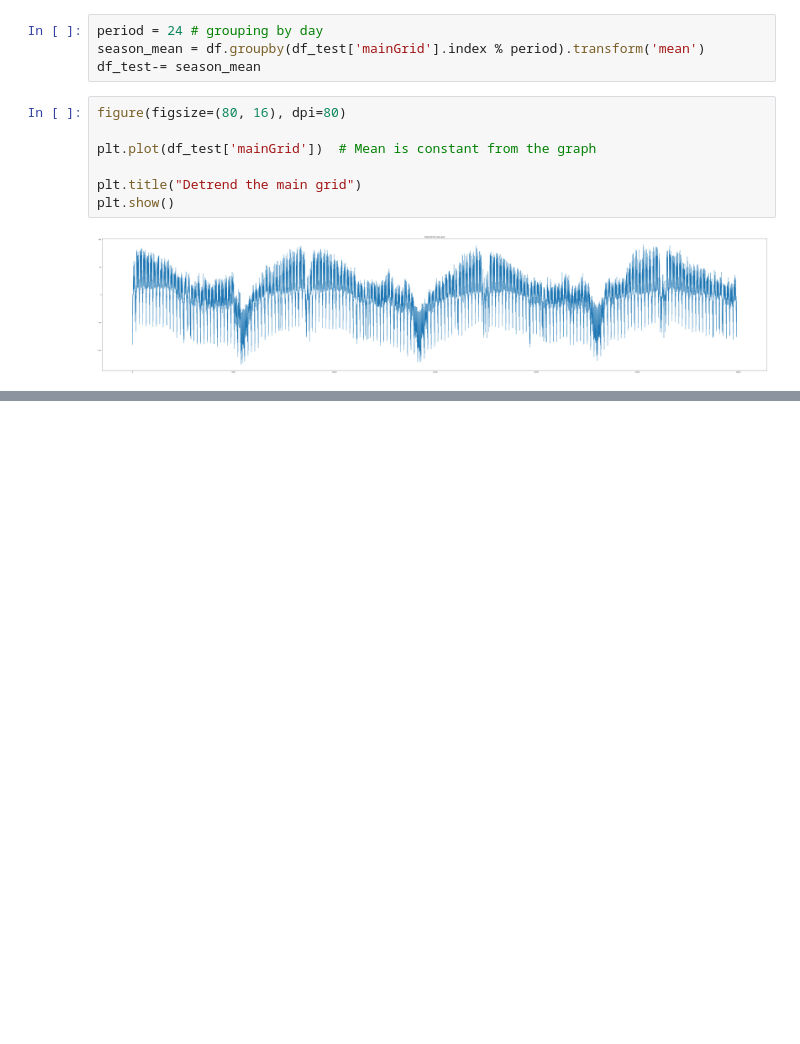
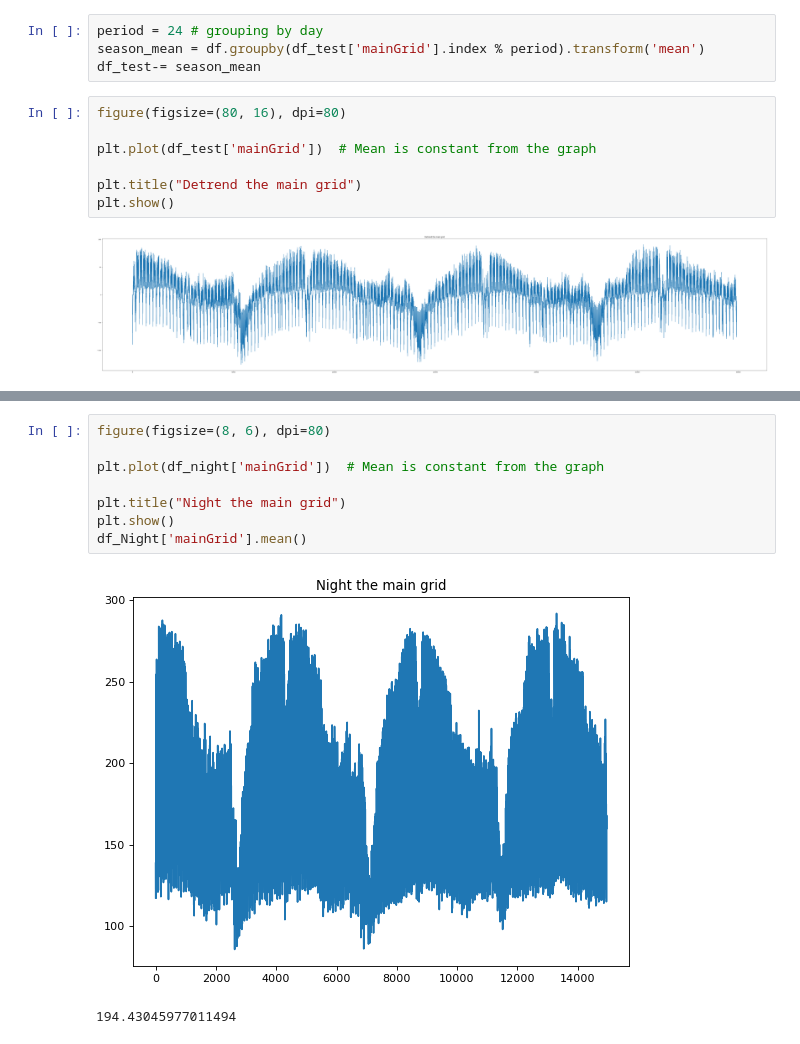
Before and after one commit to as-cal8/KDDM2-2022, a Jupyter notebook: Notebook_timeseries.ipynb, the cells around one changed output, grey strips where cells are left out. Cells and saved outputs as stored; diff of their text form; blank space fills up the shorter version.

```diff
--- a/Notebook_timeseries.ipynb
+++ b/Notebook_timeseries.ipynb
@@ -210,0 +216,11 @@ plt.show()
+# %%
+figure(figsize=(8, 6), dpi=80)
+
+plt.plot(df_night['mainGrid'])  # Mean is constant from the graph
+
+plt.title("Night the main grid")
+plt.show()
+df_Night['mainGrid'].mean()
+# %% [output]
+[figure, added]
+194.43045977011494
```
Also changed, not shown: parts of 16 cells of this notebook.
